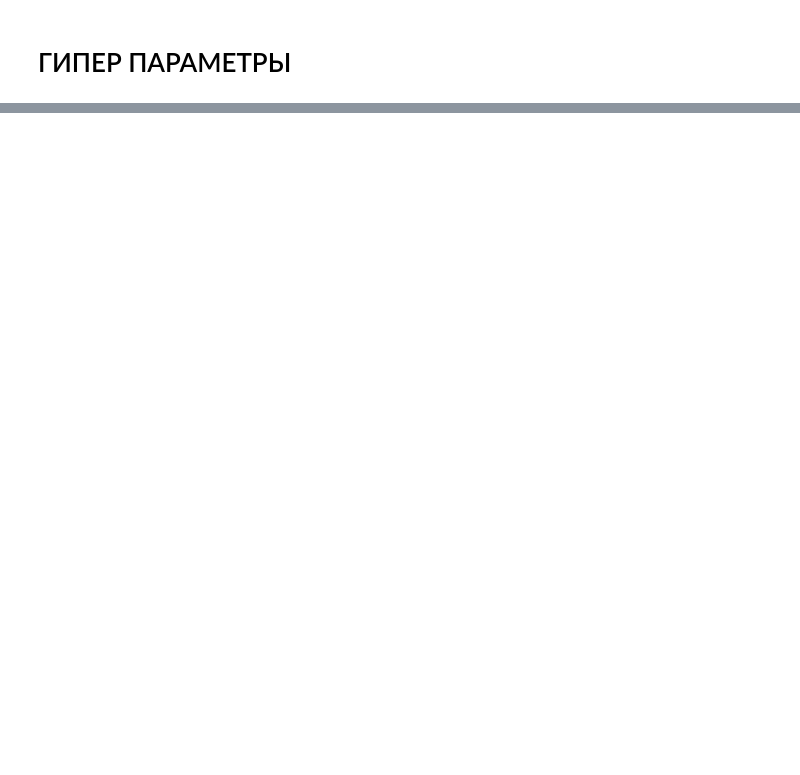
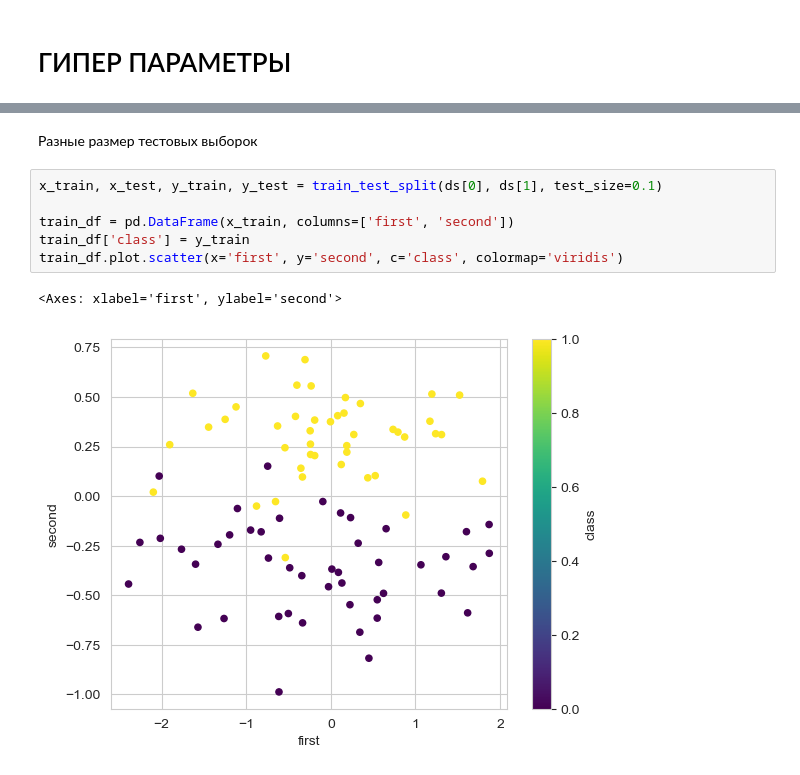
Before and after one commit to ruslooob/expert-systems, a Jupyter notebook: notebooks/1_lab.ipynb, the cells around one changed output, grey strips where cells are left out. Cells and saved outputs as stored; diff of their text form; blank space fills up the shorter version.

```diff
--- a/notebooks/1_lab.ipynb
+++ b/notebooks/1_lab.ipynb
@@ -239,0 +233,11 @@ area under curve: 0.92
+# %% [markdown]
+Разные размер тестовых выборок
+# %%
+x_train, x_test, y_train, y_test = train_test_split(ds[0], ds[1], test_size=0.1)
+
+train_df = pd.DataFrame(x_train, columns=['first', 'second'])
+train_df['class'] = y_train
+train_df.plot.scatter(x='first', y='second', c='class', colormap='viridis')
+# %% [output]
+<Axes: xlabel='first', ylabel='second'>
+[figure, added]
```
Also changed, not shown: parts of 14 cells of this notebook, 4 other files.
